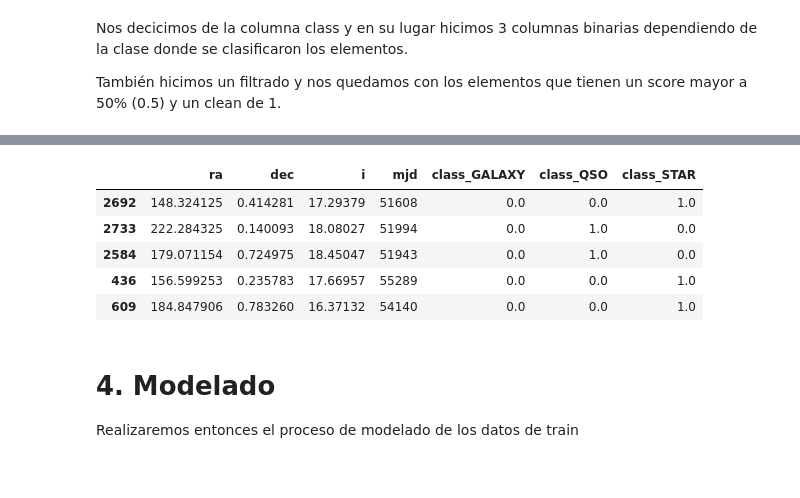
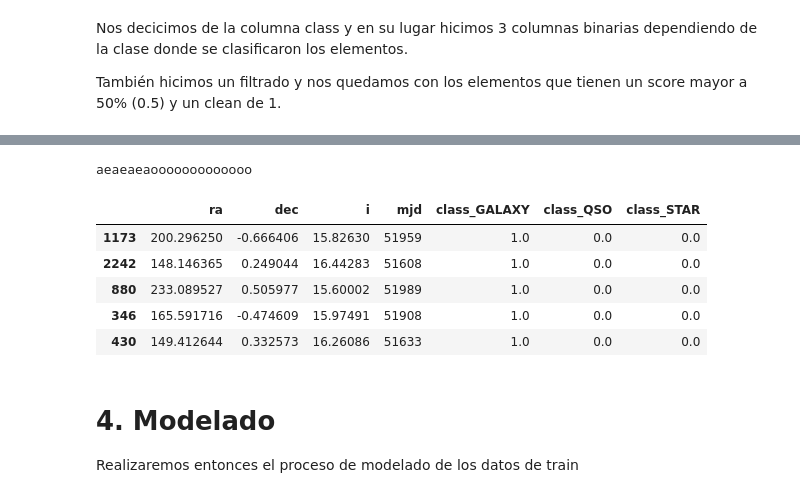
Before and after one commit to G17-BI-2025-1/Lab_1, a Jupyter notebook: lab1_BI.ipynb, the cells around one changed output, grey strips where cells are left out. Drawn from its saved outputs; the diff is of its cells as text; code cells hidden in the pictures.

```diff
--- a/lab1_BI.ipynb
+++ b/lab1_BI.ipynb
@@ -594,18 +601,27 @@ X_train.sample(5)
 5 rows × 21 columns
 # %%
 #Definimos las variables de la regresión a utilizar
-variables_reg = ["ra", "dec", "i", "mjd", "class_GALAXY", "class_QSO", "class_STAR"]
+def var_reg(x_train):
+    if 'redshift' in x_train.columns:
+       x_train = x_train.drop(columns=['redshift'])
+    variables_reg = ["ra", "dec", "i", "mjd", "class_GALAXY", "class_QSO", "class_STAR"]
+    x_train = x_train.drop(columns=[column for column in X_train.columns if column not in variables_reg])
+    print("aeaeaeaooooooooooooo")
+    x_train.sample(5)
+    return x_train
 
-X_train = X_train.drop(columns=[column for column in X_train.columns if column not in variables_reg])
+
+X_train = var_reg(X_train)
 
 X_train.sample(5)
 # %% [output]
+aeaeaeaooooooooooooo
 |  | ra | dec | i | mjd | class_GALAXY | class_QSO | class_STAR |
-| 2692 | 148.324125 | 0.414281 | 17.29379 | 51608 | 0.0 | 0.0 | 1.0 |
-| 2733 | 222.284325 | 0.140093 | 18.08027 | 51994 | 0.0 | 1.0 | 0.0 |
-| 2584 | 179.071154 | 0.724975 | 18.45047 | 51943 | 0.0 | 1.0 | 0.0 |
-| 436 | 156.599253 | 0.235783 | 17.66957 | 55289 | 0.0 | 0.0 | 1.0 |
-| 609 | 184.847906 | 0.783260 | 16.37132 | 54140 | 0.0 | 0.0 | 1.0 |
+| 1173 | 200.296250 | -0.666406 | 15.82630 | 51959 | 1.0 | 0.0 | 0.0 |
+| 2242 | 148.146365 | 0.249044 | 16.44283 | 51608 | 1.0 | 0.0 | 0.0 |
+| 880 | 233.089527 | 0.505977 | 15.60002 | 51989 | 1.0 | 0.0 | 0.0 |
+| 346 | 165.591716 | -0.474609 | 15.97491 | 51908 | 1.0 | 0.0 | 0.0 |
+| 430 | 149.412644 | 0.332573 | 16.26086 | 51633 | 1.0 | 0.0 | 0.0 |
 # %% [markdown]
 # 4. Modelado
 
```
Also changed, not shown: parts of 17 cells of this notebook.
